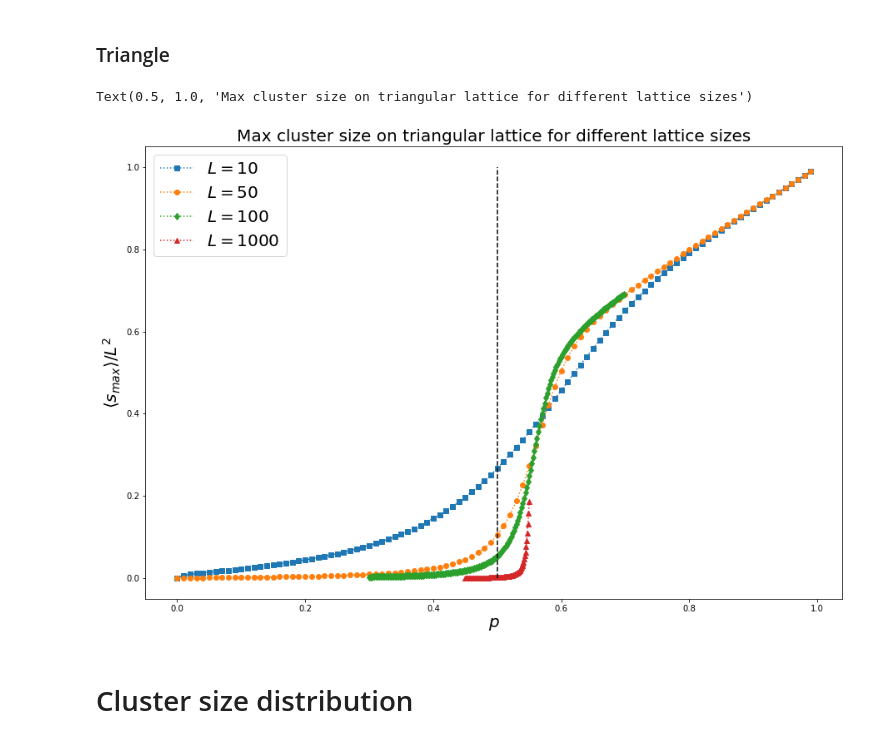
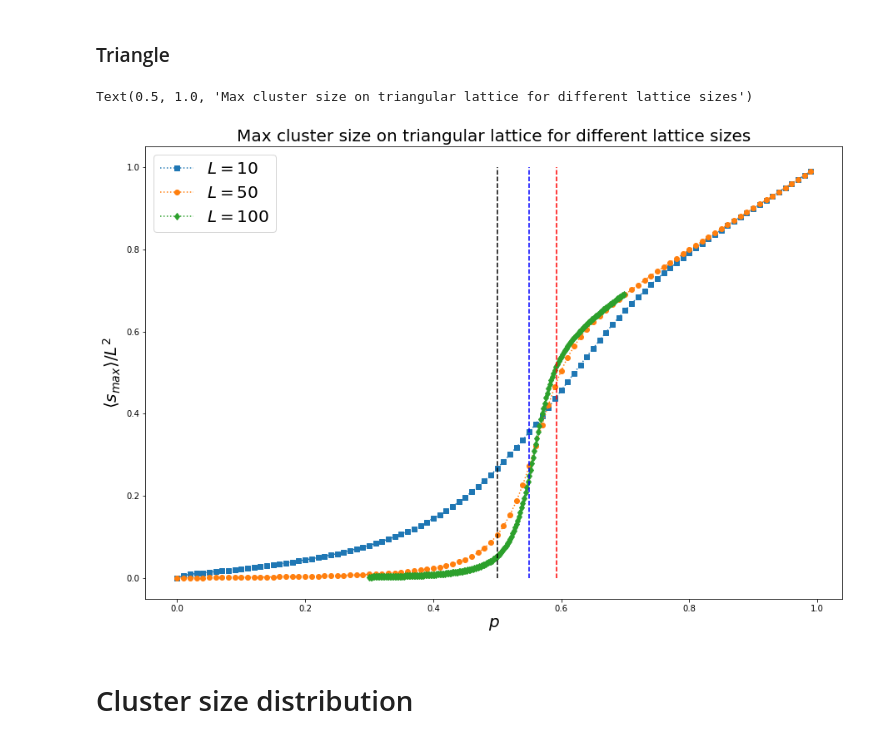
Before and after one commit to JakubPawlowskii/complex_systems, a Jupyter notebook: list1/percolation.ipynb, the cells around one changed output. Saved outputs shown, nothing was run; the diff lists cells and outputs as text; code cells hidden in the pictures.

```diff
--- a/list1/percolation.ipynb
+++ b/list1/percolation.ipynb
@@ -95,34 +95,36 @@ Text(0.5, 1.0, 'Max cluster size on square lattice for different lattice sizes')
 # %% [markdown]
 ### Triangle
 # %%
-LL = ["10","50","100","1000"]
 # LL = ["10","50","100","1000"]
+LL = ["10","50","100"]
 
 markers = ["s","o","d","^"]
 fig = plt.figure(figsize=(15,10))
 
 for L in LL:
     mcs = 0
     if L == "1000":
         mcs = 10000
     else:
         mcs = 100000
     data = []
     if L == "10":
         data = np.loadtxt(filename_triangle3('triangle', L, mcs))
     else:
         data = np.loadtxt(filename_triangle3('triangle', L, mcs))
     p = data[:,0]
     max_cluster = data[:,1]/int(L)**2
     plt.plot(p, max_cluster, label='$L = $' + L, linestyle=':', marker=markers.pop(0))
 plt.vlines(0.5, ymin=0,ymax=1, color='k', linestyle='--')
+plt.vlines(0.59274621, ymin=0,ymax=1, color='r', linestyle='--')
+plt.vlines(0.55, ymin=0,ymax=1, color='b', linestyle='--')
 plt.legend(fontsize=20)
 plt.xlabel('$p$', fontsize=20)
 plt.ylabel(r"$\langle s_{max} \rangle/L^2$", fontsize=20)
 plt.title("Max cluster size on triangular lattice for different lattice sizes", fontsize=20)
 # %% [output]
 Text(0.5, 1.0, 'Max cluster size on triangular lattice for different lattice sizes')
-[figure, old version]
+[figure, new version]
 # %% [markdown]
 # Cluster size distribution
 # %%
```
Also changed, not shown: parts of 3 cells of this notebook, 1 other file.
